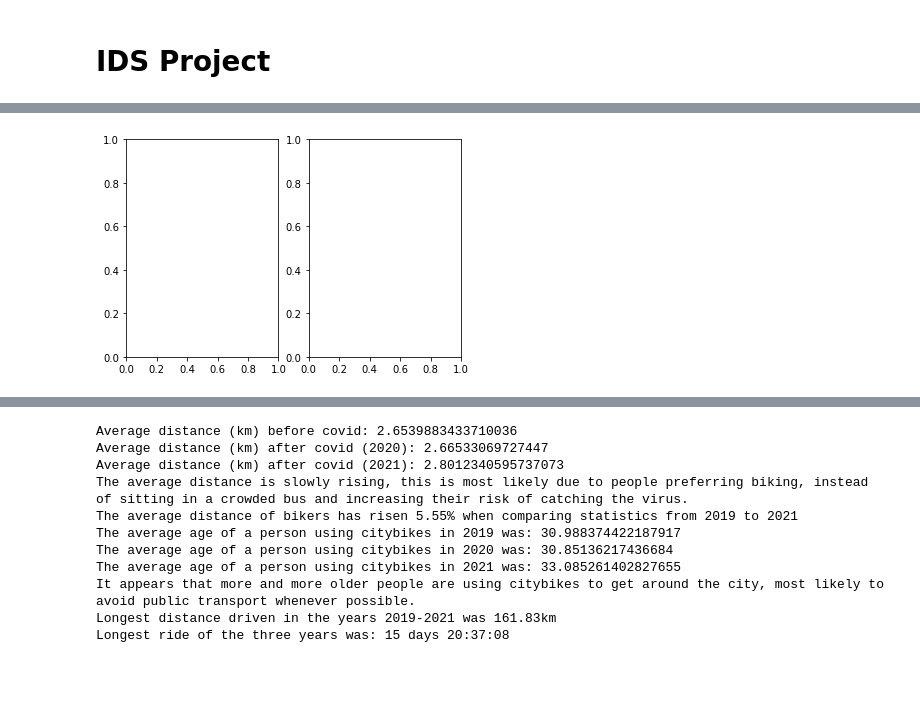
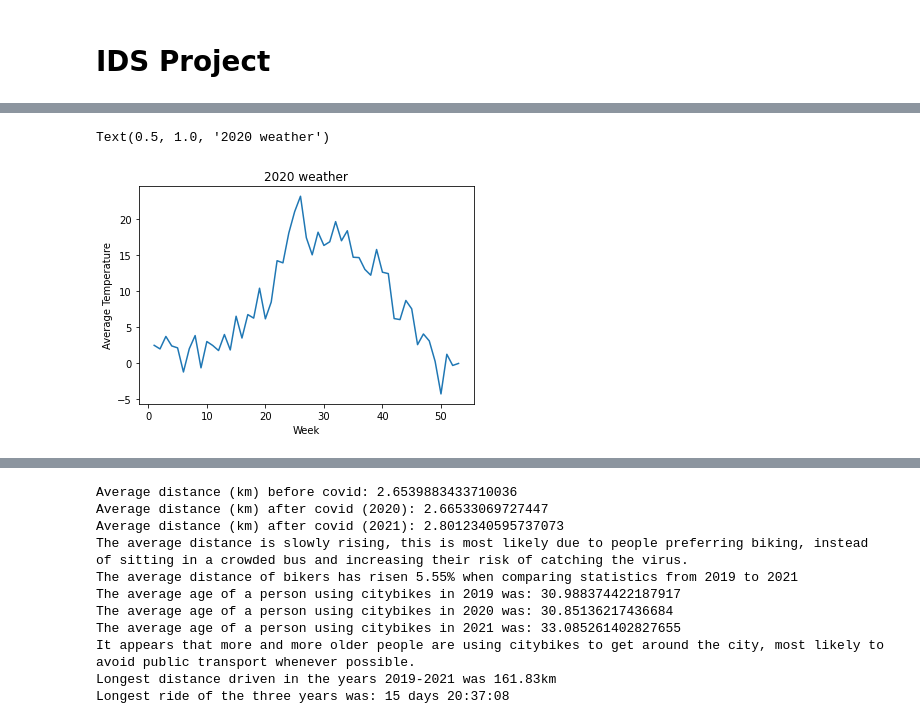
Before and after one commit to kerdokurs/ids_project, a Jupyter notebook: IDS_Project.ipynb, the cells around one changed output, grey strips where cells are left out. Drawn from its saved outputs; the diff is of its cells as text; code cells hidden in the pictures; blank space fills up the shorter version.

Commit message:
more graphs

```diff
--- a/IDS_Project.ipynb
+++ b/IDS_Project.ipynb
@@ -177,11 +172,16 @@ Text(0.5, 1.0, '2021')
 # %%
 #same with weather
 wwd = weather_data
 wwd["time"] = weather_data["time"].astype(np.datetime64)
 wwd["week"] = wwd["time"].dt.isocalendar().week
 wwd["year"]=  wwd["time"].dt.isocalendar().year
-wwd20 = wwd[wwd["year"] == 2020]
-wwd21 = wwd[wwd["year"] == 2021]
-fig, (ax1, ax2) = plt.subplots(1, 2)
+wwd20 = wwd[wwd["year"] == 2020].groupby(["week"])["temperature"].mean().rename('mean').to_frame().reset_index()
+wwd21 = wwd[wwd["year"] == 2021].groupby(["week"])["temperature"].mean().rename('mean').to_frame().reset_index()
+
+plt.plot(wwd20["week"], wwd20["mean"])
+plt.xlabel("Week")
+plt.ylabel("Average Temperature")
+plt.title("2020 weather")
 # %% [output]
+Text(0.5, 1.0, '2020 weather')
-[figure, old version]
+[figure, new version]
```
Also changed, not shown: parts of 21 cells of this notebook.
